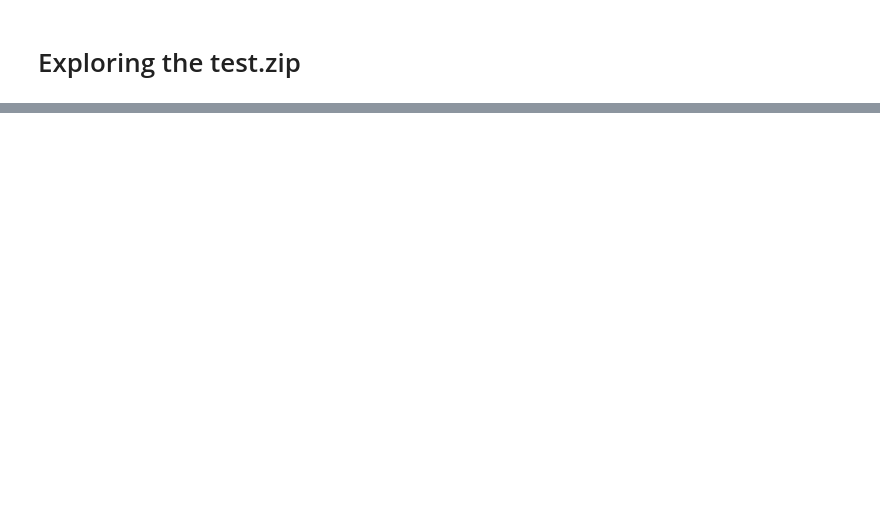
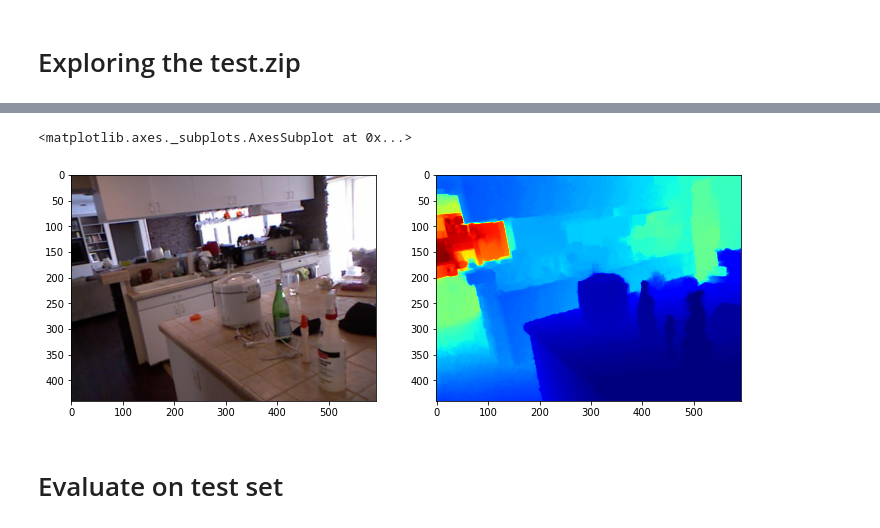
Before and after one commit to ashok-arjun/Monocular-Depth-Estimation, a Jupyter notebook: Depth Estimation.ipynb, the cells around one changed output, grey strips where cells are left out. Saved outputs shown, nothing was run; the diff lists cells and outputs as text; code cells hidden in the pictures; blank space fills up the shorter version.

Commit message:
Test data evaluated, metrics displayed in notebook

```diff
--- a/Depth Estimation.ipynb
+++ b/Depth Estimation.ipynb
@@ -178,0 +156,11 @@ samples, crop = get_test_data('nyu_test.zip')
+# %%
+#with the eigen crop [execute previous cell]
+
+img_crop = sample['img'][:, crop[0]:crop[1]+1, crop[2]:crop[3]+1]
+depth_crop = sample['depth'][:, crop[0]:crop[1]+1, crop[2]:crop[3]+1]
+plot_sample_tensor(img_crop, depth_crop)
+# %% [output]
+<matplotlib.axes._subplots.AxesSubplot at 0x...>
+[figure, added]
+# %% [markdown]
+# Evaluate on test set
```
Also changed, not shown: parts of 18 cells of this notebook, 3 other files.
